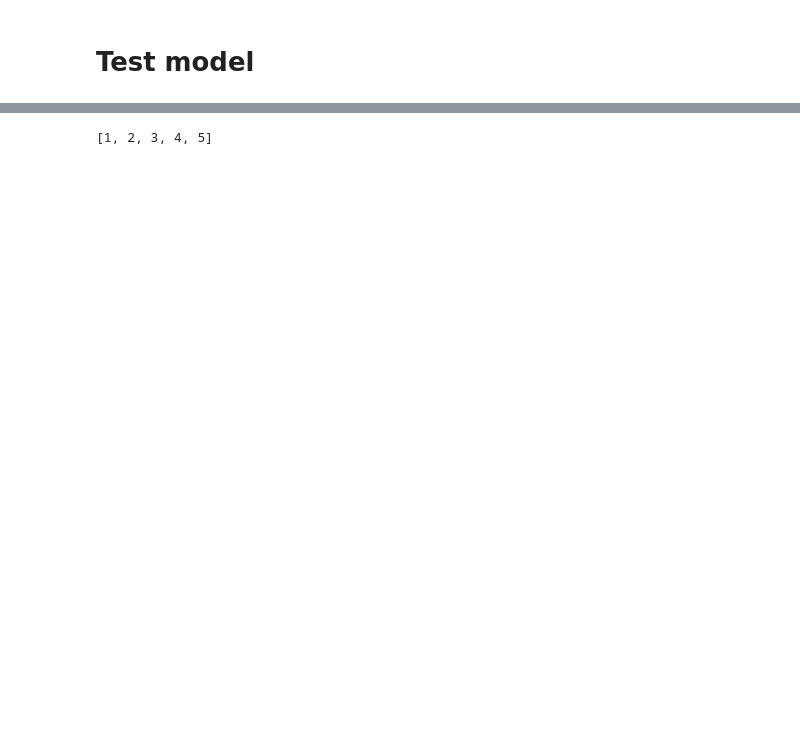
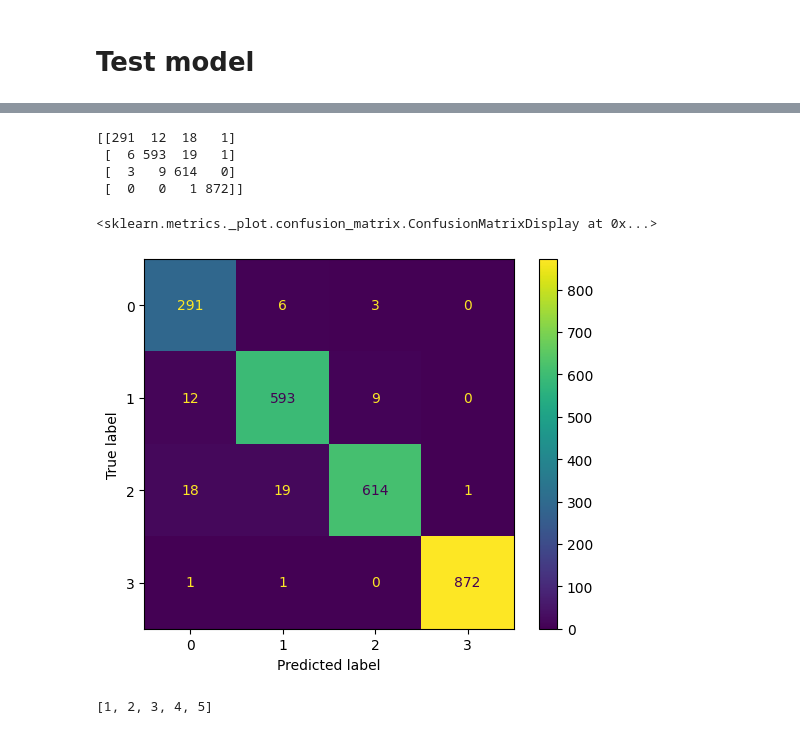
Before and after one commit to KhangSimple/dna_protein_analysis, a Jupyter notebook: dna-analysis.ipynb, the cells around one changed output, grey strips where cells are left out. Drawn from its saved outputs; the diff is of its cells as text; code cells hidden in the pictures; blank space fills up the shorter version.

```diff
--- a/dna-analysis.ipynb
+++ b/dna-analysis.ipynb
@@ -260,3 +243,20 @@ weighted avg       0.96      0.96      0.96      2108
+# %%
+#
+# Confusion matrix
+#
+print(confusion_matrix(test_pre, test_label))
+# %% [output]
+[[291  12  18   1]
+ [  6 593  19   1]
+ [  3   9 614   0]
+ [  0   0   1 872]]
+# %%
+cm = confusion_matrix(test_label, test_pre, labels=[0,1,2,3])
+disp = ConfusionMatrixDisplay(confusion_matrix=cm, display_labels=[0,1,2,3])
+disp.plot()
+# %% [output]
+<sklearn.metrics._plot.confusion_matrix.ConfusionMatrixDisplay at 0x...>
+[figure, added]
 # %%
 accuracy_his = history.history['accuracy']
 loss_his = history.history['loss']
```
Also changed, not shown: parts of 27 cells of this notebook.
